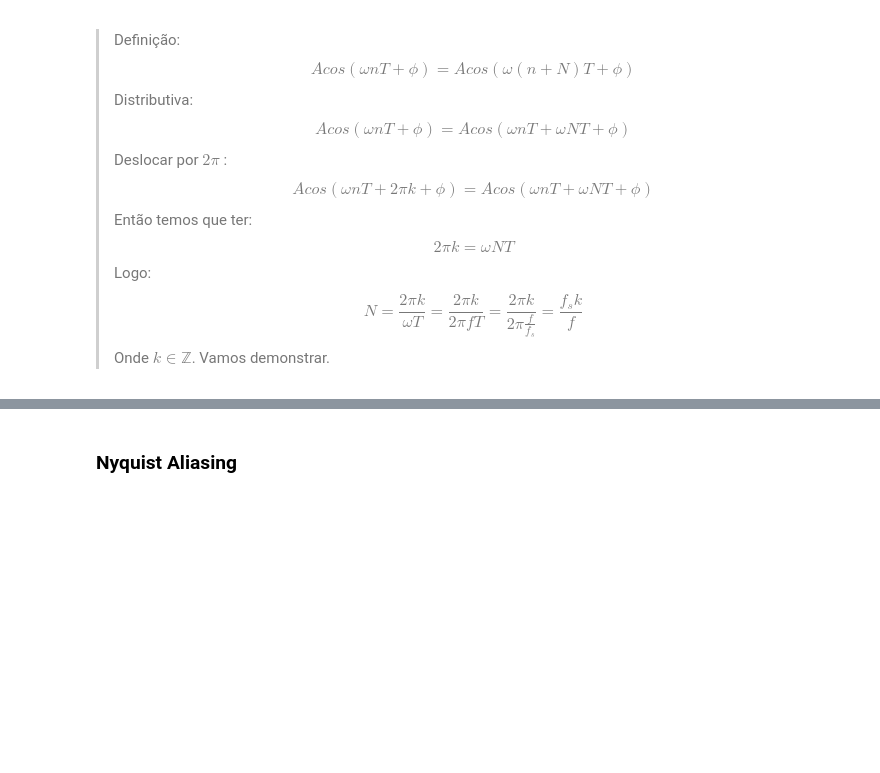
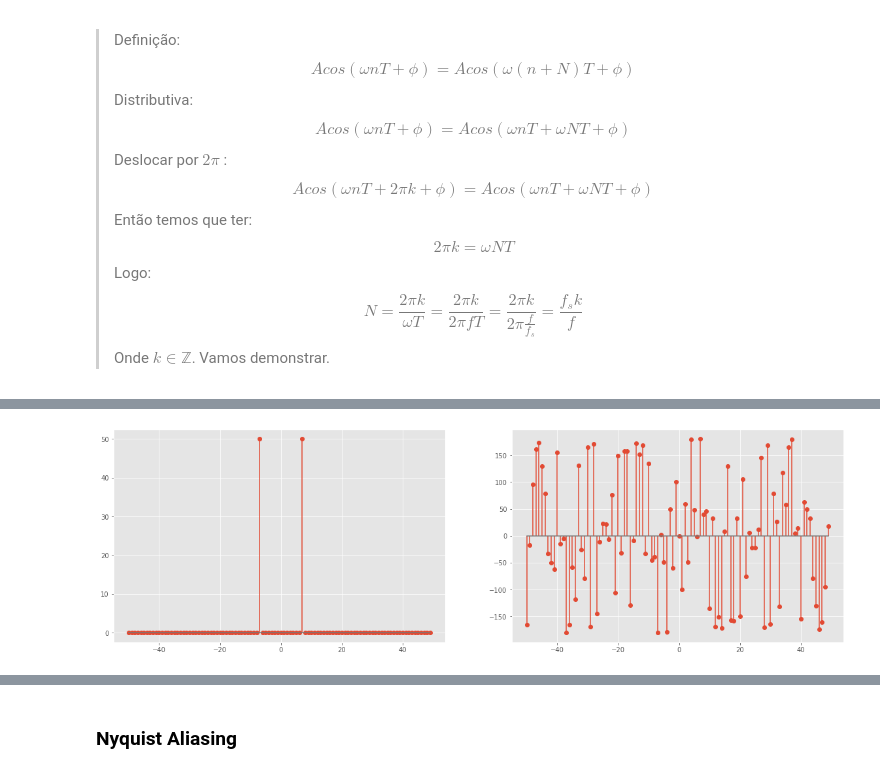
Before and after one commit to rocabrera/audio-learning, a Jupyter notebook: fourier_intro.ipynb, the cells around one changed output, grey strips where cells are left out. Cells and saved outputs as stored; diff of their text form; code cells hidden in the pictures; blank space fills up the shorter version.

```diff
--- a/fourier_intro.ipynb
+++ b/fourier_intro.ipynb
@@ -62,0 +104,27 @@ plt.tight_layout()
+# %%
+#Input Signal
+N  = 100 # Samples
+f0 = 7  #Frequência Fundamental
+
+# Sinal de input
+x_exp  = np.exp(1j*2*np.pi*f0/N * np.arange(N))
+x_sin  = np.sin(2*np.pi*f0/N    * np.arange(N))
+x_cos  = np.cos(2*np.pi*f0/N    * np.arange(N))
+
+X_k = []
+
+ns = np.arange(-N/2, N/2)
+ks = np.arange(-N/2, N/2)
+
+for k in ks:
+    s = np.exp(-1j*2*np.pi*k/N * ns)
+    X_k.append(sum(x_cos*s))
+
+fig, axs = plt.subplots(1,2,figsize = (20,6))
+
+axs[0].stem(ks, np.abs(X_k))
+axs[1].stem(ks, np.angle(X_k, deg=True))
+
+plt.show()
+# %% [output]
+[figure, added]
```
Also changed, not shown: parts of 43 cells of this notebook, 2 other files.
